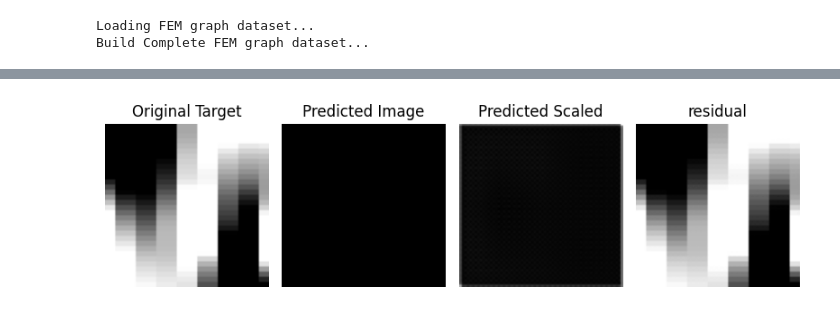
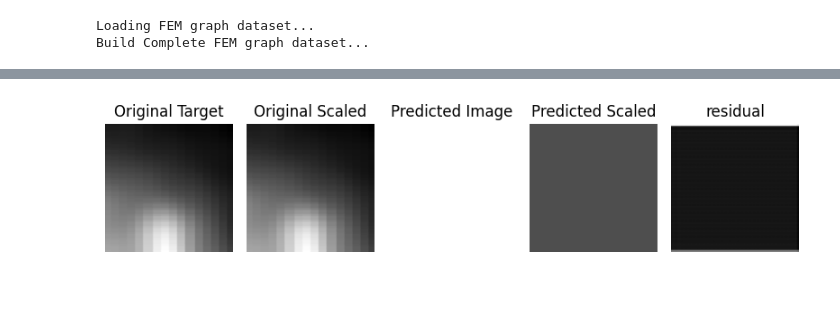
Before and after one commit to bento1/simulation_graph_app, a Jupyter notebook: aluminium_free_free/train_VAE4_3.ipynb, the cells around one changed output, grey strips where cells are left out. Drawn from its saved outputs; the diff is of its cells as text; code cells hidden in the pictures.

```diff
--- a/aluminium_free_free/train_VAE4_3.ipynb
+++ b/aluminium_free_free/train_VAE4_3.ipynb
@@ -38,30 +38,27 @@ def collate_flatten(batch):
         conds.append(batch_conds)
     return { "image": images, "cond": conds, }
 
-def draw(data1,data2,data3,model_param):
-    stride=1
-    clip_q=(0.25,0.75)
-    cmap="jet"
-    ql, qh = np.quantile(data1.cpu().detach().numpy(), clip_q)
-    Uf1_clip = np.clip(data1.cpu().detach().numpy(), ql, qh)
-    ql, qh = np.quantile(data2.cpu().detach().numpy(), clip_q)
-    Uf2_clip = np.clip(data2.cpu().detach().numpy(), ql, qh)
-    print('vmin',Uf1_clip.min(),'vmax',Uf1_clip.max())
+def draw(data1,data1_1,data2,data3,model_param):
+
     plt.figure(figsize=(8, 4))
-    plt.subplot(1, 4, 1)
-    plt.imshow(Uf1_clip, cmap="gray",vmin=Uf1_clip.min(),vmax=Uf1_clip.max())
+    plt.subplot(1, 5, 1)
+    plt.imshow(data1.cpu().detach().numpy(), cmap="gray",vmin=data1.cpu().detach().numpy().min(),vmax=data1.cpu().detach().numpy().max())
     plt.title("Original Target")
     plt.axis("off")
-    plt.subplot(1, 4, 2)
-    plt.imshow(Uf2_clip, cmap="gray",vmin=Uf1_clip.min(),vmax=Uf1_clip.max())
+    plt.subplot(1, 5, 2)
+    plt.imshow(data1_1.cpu().detach().numpy(), cmap="gray",vmin=data1_1.cpu().detach().numpy().min(),vmax=data1_1.cpu().detach().numpy().max())
+    plt.title("Original Scaled")
+    plt.axis("off")
+    plt.subplot(1, 5, 3)
+    plt.imshow(data2.cpu().detach().numpy(), cmap="gray",vmin=data1.cpu().detach().numpy().min(),vmax=data1.cpu().detach().numpy().max())
     plt.title("Predicted Image")
     plt.axis("off")
-    plt.subplot(1, 4, 3)
-    plt.imshow(data3.cpu().detach().numpy(), cmap="gray")
+    plt.subplot(1, 5, 4)
+    plt.imshow(data3.cpu().detach().numpy(), cmap="gray",vmin=data1_1.cpu().detach().numpy().min(),vmax=data1_1.cpu().detach().numpy().max())
     plt.title("Predicted Scaled")
     plt.axis("off")
-    plt.subplot(1, 4, 4)
-    plt.imshow(np.abs(Uf1_clip-Uf2_clip), cmap="gray")
+    plt.subplot(1, 5, 5)
+    plt.imshow(np.abs(data1.cpu().detach().numpy()-data2.cpu().detach().numpy()), cmap="gray")
     plt.title("residual")
     plt.axis("off")
     plt.tight_layout()
@@ -131,17 +128,28 @@ def GradientDifferenceLossCharbonnier( pred, target):
         charbonnier_loss(grad_pred_x, grad_target_x) +
         charbonnier_loss(grad_pred_y, grad_target_y)
     )
-
-def cvae_loss(target_x_norm,target,scaled_x_hat, x_hat,mean,std,image_mean,image_logvar, mu, logvar, beta=1e-3):
+# x_norm,s_batch['image'], scaled_image,iamge,mean,std, image_mean,image_var,mu, logvar,
+def cvae_loss_scale_only(target_x_norm,target,scaled_x_hat, x_hat,mean,std, mu, logvar,epoch, beta=1e-3):
     recon_detail = charbonnier_loss(target_x_norm, scaled_x_hat)
     recon_detail_2 = GradientDifferenceLossCharbonnier(target_x_norm,scaled_x_hat)
-    recon = charbonnier_loss(target,x_hat)
-    latent_mean = charbonnier_loss(mean,image_mean)
-    latent_logvar = charbonnier_loss(std,image_logvar)
-    kl_shape = kl_divergence_gaussian(mu[:, :-2], logvar[:, :-2])
-    kl_scale = kl_divergence_gaussian(mu[:, -2:], logvar[:, -2:])
-    kl= 0.9*kl_shape + 0.1*kl_scale
-    return 0.1*recon + 0.3*recon_detail +0.2*recon_detail_2+0.1*latent_mean+0.3*latent_logvar+ beta * kl, (recon ,recon_detail ,recon_detail_2,latent_mean,latent_logvar, kl)
+
+    kl = kl_divergence_gaussian(mu, logvar)
+    #return (0.8-0.4*epoch/100)*recon_detail +0.05*recon_detail_2+0.1*latent_mean+(0.1+0.4*epoch/100)*latent_logvar+ beta * kl, (recon_detail ,latent_mean,latent_logvar, kl)
+    #return (0.8)*recon_detail +0.05*recon_detail_2+0.1*latent_mean+(0.1)*latent_logvar+ beta * kl, (recon_detail ,latent_mean,latent_logvar, kl)
+    return 0.8*recon_detail +0.2*recon_detail_2 + beta * kl, (recon_detail , kl)
+
+def cvae_loss(target_x_norm,target,scaled_x_hat, x_hat,mean,std, mu, logvar,epoch, beta=1e-3):
+    recon= charbonnier_loss(target, x_hat)
+    recon_2 = GradientDifferenceLossCharbonnier(target,x_hat)
+    recon_detail = charbonnier_loss(target_x_norm, scaled_x_hat)
+    recon_detail_2 = GradientDifferenceLossCharbonnier(target_x_norm,scaled_x_hat)
+    recon_sum=0.8*recon +0.2*recon_2
+    recon_detail_sum=0.8*recon_detail +0.2*recon_detail_2
+
+    kl = kl_divergence_gaussian(mu, logvar)
+    #return (0.8-0.4*epoch/100)*recon_detail +0.05*recon_detail_2+0.1*latent_mean+(0.1+0.4*epoch/100)*latent_logvar+ beta * kl, (recon_detail ,latent_mean,latent_logvar, kl)
+    return recon_sum + recon_detail_sum + beta * kl, (recon_sum,recon_detail_sum, kl)
+
 def draw_latent(z):
 
     z = z.view(z.size(0), -1)
@@ -156,7 +164,7 @@ def train_one_epoch(model, loader, device, opt, model_param,epoch):
     count=0
     beta_target=1e-3
     warmup_epochs=10
-    warm = 1 #min(1.0, (epoch + 1) / max(1, warmup_epochs))
+    warm = min(1.0, (epoch + 1) / max(1, warmup_epochs))
     beta = beta_target * warm
     for i, batch in enumerate(loader):
         imags=batch['image']
@@ -167,8 +175,8 @@ def train_one_epoch(model, loader, device, opt, model_param,epoch):
             std = s_batch['image'].std(dim=(1,2,3), keepdim=True).detach()
             x_norm=(s_batch['image']-mean)/std
             std=torch.log(std**2+1e-12)
-            scaled_image,iamge,image_mean,image_var, mu, logvar, z = model(s_batch['image'])
-            loss, parts = cvae_loss(x_norm,s_batch['image'], scaled_image,iamge,mean,std, image_mean,image_var,mu, logvar, beta=beta)
+            scaled_image,image, mu, logvar, z= model(s_batch['image'])
+            loss, parts = cvae_loss(x_norm,s_batch['image'], scaled_image,image,mean,std,mu, logvar,epoch, beta=beta)
             opt.zero_grad()
             loss.backward()
             opt.step()
@@ -177,8 +185,10 @@ def train_one_epoch(model, loader, device, opt, model_param,epoch):
             if count % 50 == 0:
                 print('[TRAIN] epoch: ',epoch,'batch: ',i,'step: ',count,'loss: ',float(loss.item()),'recon_detail loss: ', parts)
                 origin_image=torch.stack(imags[b])[0,:][(model_param['in_channels']-1)//2]
-                pred_image=iamge[0,:][(model_param['in_channels']-1)//2].cpu()
-                draw(origin_image,pred_image,scaled_image[0,:][(model_param['in_channels']-1)//2].cpu(),model_param)
+                print('BEFROE TRAIN')
+                pred_image=image[0,:][(model_param['in_channels']-1)//2].cpu()
+                origin_image_norm=x_norm[0,:][(model_param['in_channels']-1)//2].cpu()
+                draw(origin_image,origin_image_norm,pred_image,scaled_image[0,:][(model_param['in_channels']-1)//2].cpu(),model_param)
         del batch
         gc.collect()
     return total / max(1, count)
@@ -189,7 +199,7 @@ def eval_one_epoch(model, loader, device,  model_param,epoch):
     count=0
     beta_target=1e-3
     warmup_epochs=10
-    warm =1
+    warm = min(1.0, (epoch + 1) / max(1, warmup_epochs))
     beta = beta_target * warm
     for i, batch in enumerate(loader):
         imags=batch['image']
@@ -200,15 +210,16 @@ def eval_one_epoch(model, loader, device,  model_param,epoch):
             std = s_batch['image'].std(dim=(1,2,3), keepdim=True).detach()
             x_norm=(s_batch['image']-mean)/std
             std=torch.log(std**2+1e-12)
-            scaled_image,iamge,image_mean,image_var, mu, logvar, z = model(s_batch['image'])
-            loss, parts = cvae_loss(x_norm,s_batch['image'], scaled_image,iamge,mean,std, image_mean,image_var,mu, logvar, beta=beta)
+            scaled_image,image, mu, logvar, z= model(s_batch['image'])
+            loss, parts = cvae_loss(x_norm,s_batch['image'], scaled_image,image,mean,std,mu, logvar,epoch, beta=beta)
             total += float(loss.item())
             count+=1
             if count % 20 == 0:
                 print('[VALID] epoch: ',epoch,'batch: ',i,'step: ',count,'loss: ',float(loss.item()),'recon_detail loss: ', parts)
                 origin_image=torch.stack(imags[b])[0,:][(model_param['in_channels']-1)//2]
-                pred_image=iamge[0,:][(model_param['in_channels']-1)//2].cpu()
-                draw(origin_image,pred_image,scaled_image[0,:][(model_param['in_channels']-1)//2].cpu(),model_param)
+                pred_image=image[0,:][(model_param['in_channels']-1)//2].cpu()
+                origin_image_norm=x_norm[0,:][(model_param['in_channels']-1)//2].cpu()
+                draw(origin_image,origin_image_norm,pred_image,scaled_image[0,:][(model_param['in_channels']-1)//2].cpu(),model_param)
         del batch
         gc.collect()
     return total / max(1, count)
@@ -228,8 +239,8 @@ def main():
                 'loss_scale':1.0,
                 'learning_rate':1e-3,
                 'num_epochs':1000,
-                'base':256,
-                'latent_dim':128,
+                'base':128,
+                'latent_dim':64,
                 'batch_size':128,
                 'depth':4 }
 
@@ -246,7 +257,7 @@ def main():
                 latent_dim=model_param['latent_dim'],
                 base=model_param['base'],
                 depth=model_param['depth'] ).to(device)
-    # ckpt = torch.load("mesh_invariant_diffustion_vae4_2_early_epoch000.pt", map_location=device)
+    # ckpt = torch.load("mesh_invariant_diffustion_vae4_4_early_epoch002.pt", map_location=device)
     # model.load_state_dict(ckpt)
     model.to(device)
     optimizer = torch.optim.Adam(model.parameters(), lr=model_param['learning_rate'], weight_decay=1e-6)
@@ -272,7 +283,7 @@ def main():
                 f"(best val = {best_val:.6e})"
             )
             break
-        if epoch%2==0:
+        if epoch%5==0:
             torch.save(model.state_dict(), f"mesh_invariant_diffustion_vae4_3_epoch{str(epoch).zfill(3)}.pt")
     torch.save(model.state_dict(), "mesh_invariant_diffustion_vae4_3.pt")
     with open(f"model_param_diffusion_vae4_3.json", "w", encoding="utf-8") as f:
@@ -290 +301 @@ vmin -0.18463403 vmax -0.18457828
-[figure, old version]
+[figure, new version]
```
Also changed, not shown: parts of 1 cell of this notebook, 17 other files.
